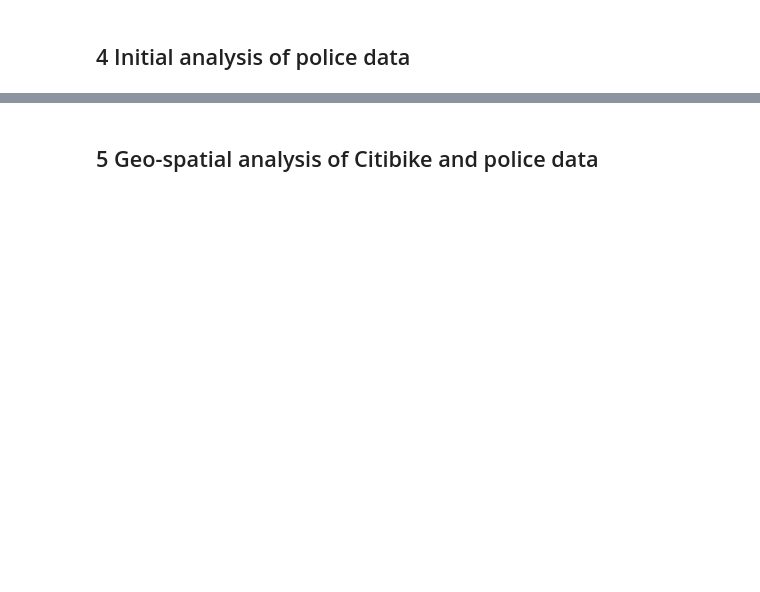
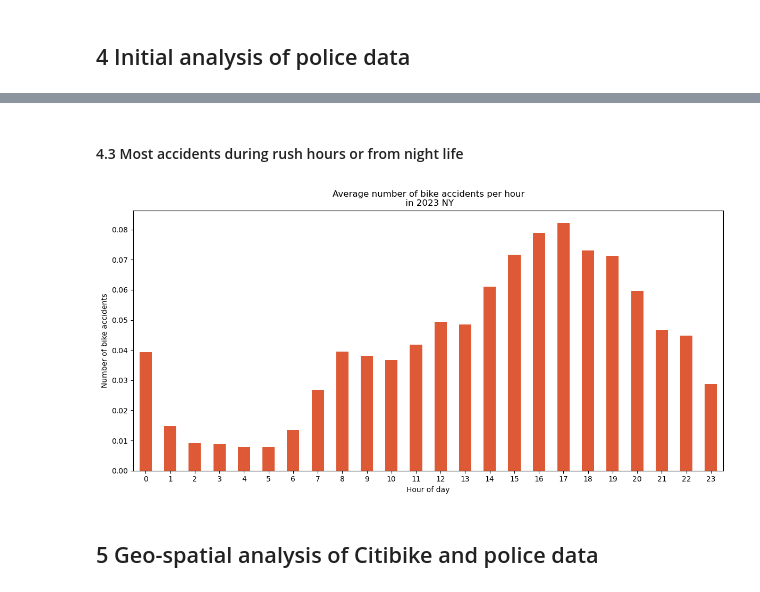
Before and after one commit to dalita-danyali/data-science-challenge-citibike, a Jupyter notebook: 1_notebooks/1_analysis.ipynb, the cells around one changed output, grey strips where cells are left out. Saved outputs shown, nothing was run; the diff lists cells and outputs as text; code cells hidden in the pictures; blank space fills up the shorter version.

```diff
--- a/1_notebooks/1_analysis.ipynb
+++ b/1_notebooks/1_analysis.ipynb
@@ -196,0 +333,22 @@ plt.show()
+# %% [markdown]
+#### 4.3 Most accidents during rush hours or from night life
+# %%
+# Count and normalize rides per hour & user type
+bike_accidents_by_hour = df_bikes.groupby("hour").size() / len(df_bikes)
+
+# Plot stacked bar chart
+bike_accidents_by_hour.plot(
+    kind="bar",
+    stacked=True,
+    figsize=(12, 6),
+    color="#DE5936"
+)
+
+plt.xlabel("Hour of day")
+plt.ylabel("Number of bike accidents")
+plt.title("Average number of bike accidents per hour\n in 2023 NY")
+plt.xticks(rotation=0)
+plt.tight_layout()
+plt.show()
+# %% [output]
+[figure, added]
```
Also changed, not shown: parts of 32 cells of this notebook, 3 other files.
